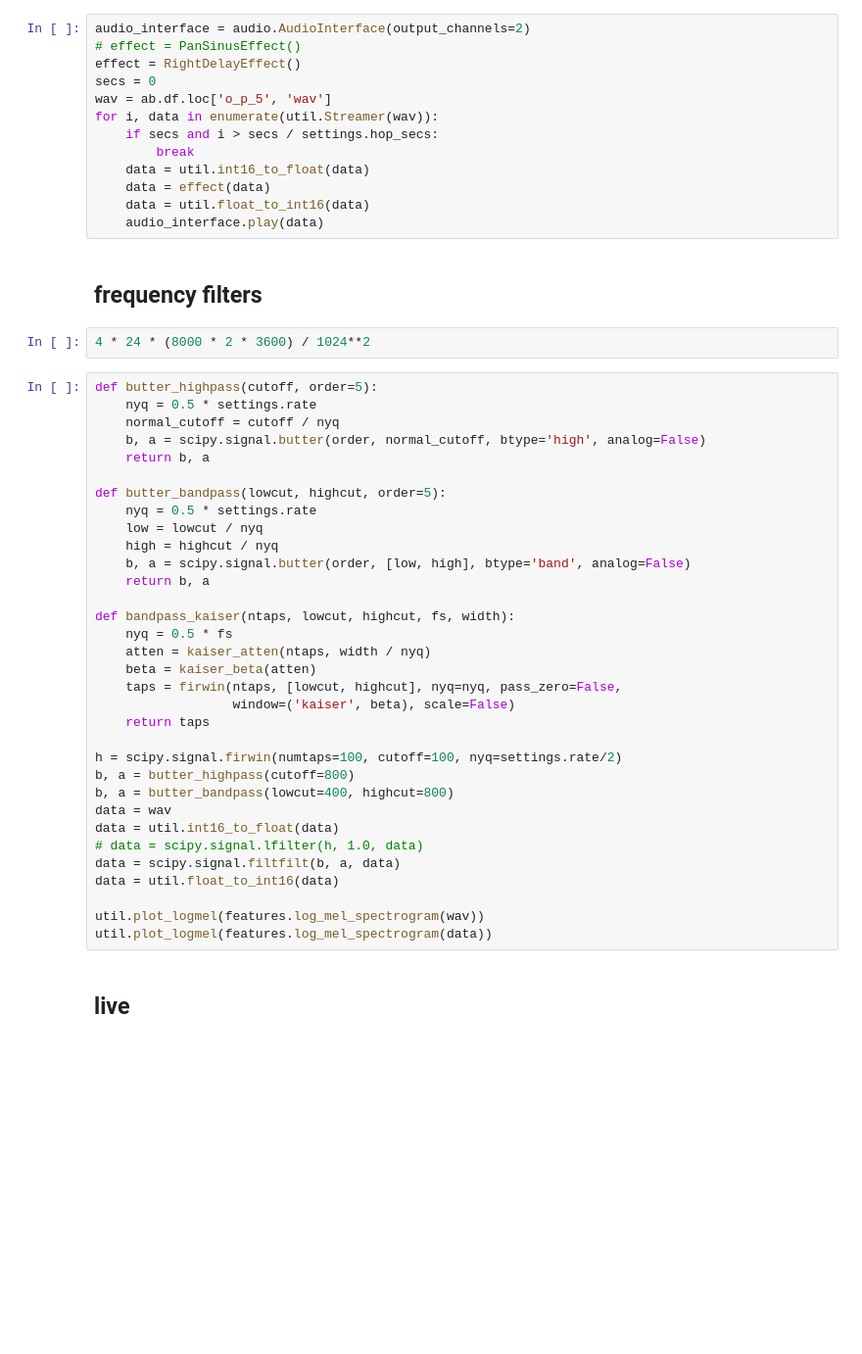
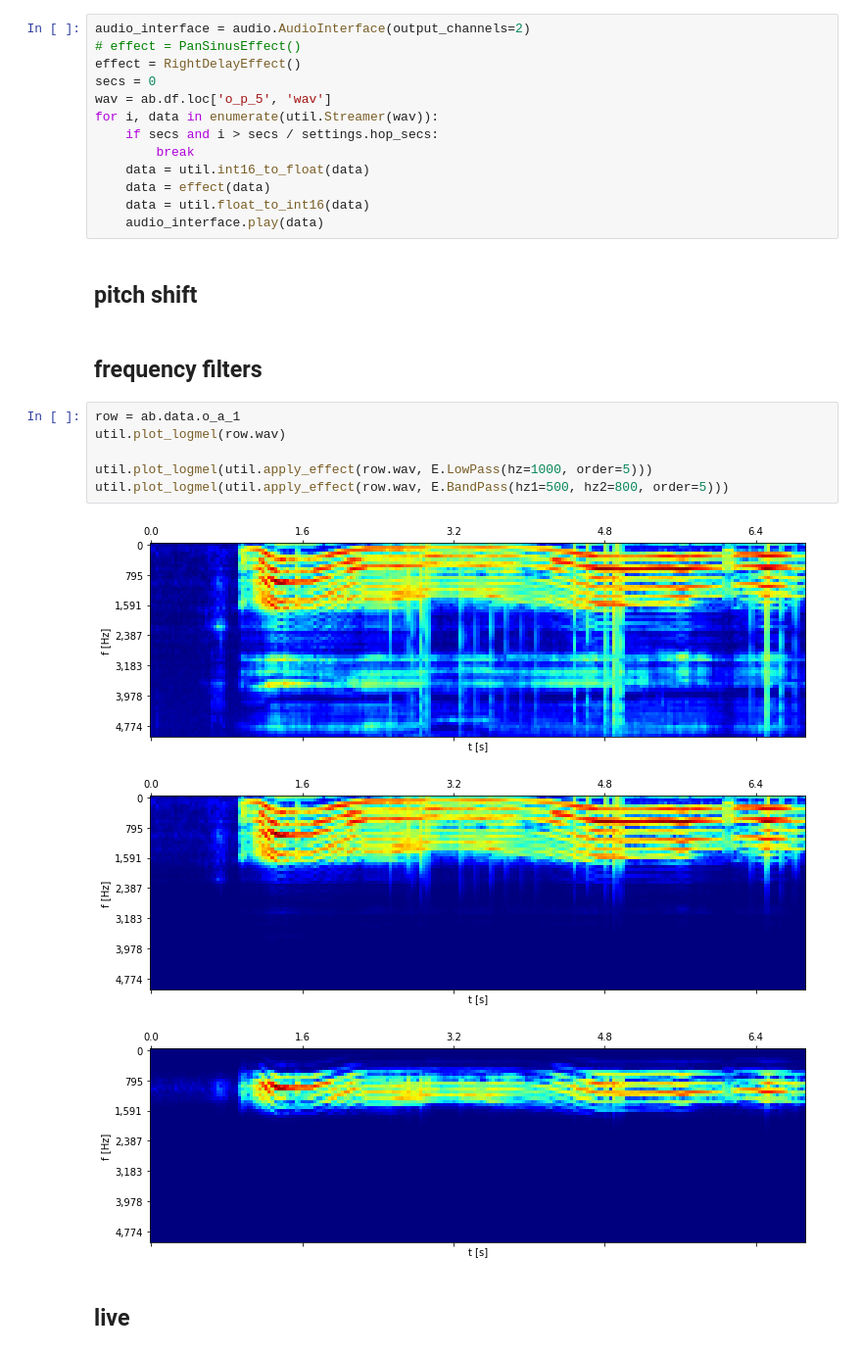
Before and after one commit to nuru-nu/moyo, a Jupyter notebook: notebooks/audio.ipynb, the cells around one changed output. Shown at 98% size. Drawn from its saved outputs; the diff is of its cells as text; blank space fills up the shorter version.

Commit message:
adds {Low,High,Band}Pass and Iir effects.

```diff
--- a/notebooks/audio.ipynb
+++ b/notebooks/audio.ipynb
@@ -386,43 +480,20 @@ for i, data in enumerate(util.Streamer(wav)):
     data = effect(data)
     data = util.float_to_int16(data)
     audio_interface.play(data)
+# %% [markdown]
+## pitch shift
 # %% [markdown]
 ## frequency filters
-# %%
-4 * 24 * (8000 * 2 * 3600) / 1024**2
-# %%
-def butter_highpass(cutoff, order=5):
-    nyq = 0.5 * settings.rate
-    normal_cutoff = cutoff / nyq
-    b, a = scipy.signal.butter(order, normal_cutoff, btype='high', analog=False)
-    return b, a
-
-def butter_bandpass(lowcut, highcut, order=5):
-    nyq = 0.5 * settings.rate
-    low = lowcut / nyq
-    high = highcut / nyq
-    b, a = scipy.signal.butter(order, [low, high], btype='band', analog=False)
-    return b, a
-
-def bandpass_kaiser(ntaps, lowcut, highcut, fs, width):
-    nyq = 0.5 * fs
-    atten = kaiser_atten(ntaps, width / nyq)
-    beta = kaiser_beta(atten)
-    taps = firwin(ntaps, [lowcut, highcut], nyq=nyq, pass_zero=False,
-                  window=('kaiser', beta), scale=False)
-    return taps
-
-h = scipy.signal.firwin(numtaps=100, cutoff=100, nyq=settings.rate/2)
-b, a = butter_highpass(cutoff=800)
-b, a = butter_bandpass(lowcut=400, highcut=800)
-data = wav
-data = util.int16_to_float(data)
-# data = scipy.signal.lfilter(h, 1.0, data)
-data = scipy.signal.filtfilt(b, a, data)
-data = util.float_to_int16(data)
-
-util.plot_logmel(features.log_mel_spectrogram(wav))
-util.plot_logmel(features.log_mel_spectrogram(data))
+# %%
+row = ab.data.o_a_1
+util.plot_logmel(row.wav)
+
+util.plot_logmel(util.apply_effect(row.wav, E.LowPass(hz=1000, order=5)))
+util.plot_logmel(util.apply_effect(row.wav, E.BandPass(hz1=500, hz2=800, order=5)))
+# %% [output]
+[figure, added]
+[figure, added]
+[figure, added]
 # %% [markdown]
 ## live
 # %%
```
Also changed, not shown: parts of 62 cells of this notebook, 2 other files.
